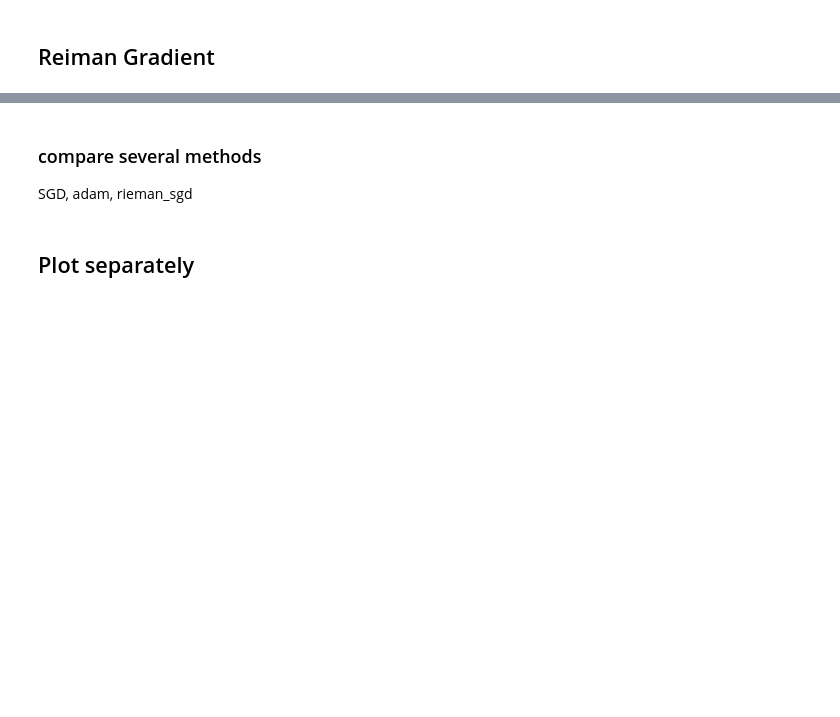
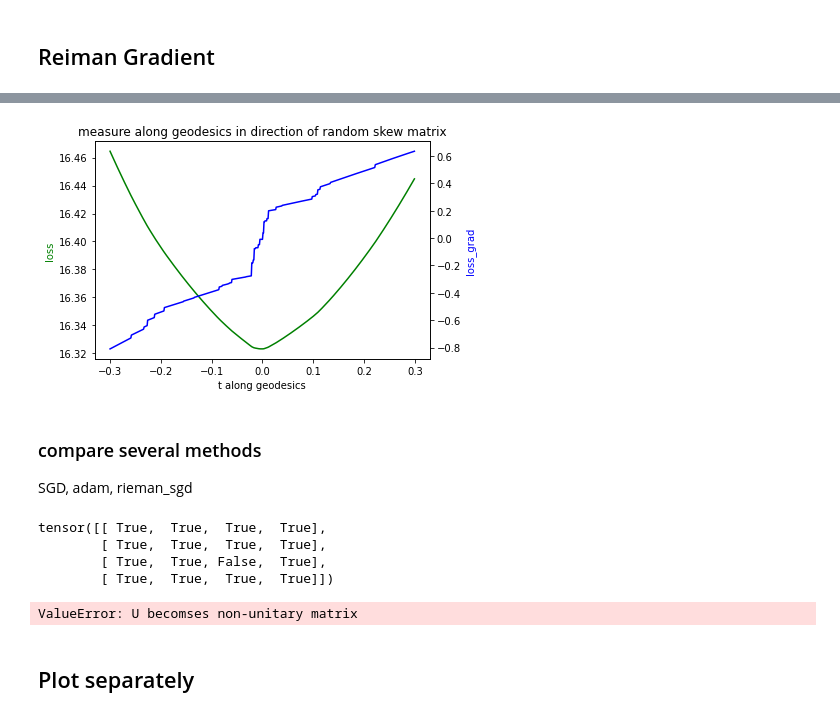
Before and after one commit to MKrbm/worms, a Jupyter notebook: python/nsp/unitary_vs_orthogonal.ipynb, the cells around one changed output, grey strips where cells are left out. Cells and saved outputs as stored; diff of their text form; code cells hidden in the pictures; blank space fills up the shorter version.

```diff
--- a/python/nsp/unitary_vs_orthogonal.ipynb
+++ b/python/nsp/unitary_vs_orthogonal.ipynb
@@ -612,9 +457,41 @@ plt.savefig('at_rieman_local_minimum.jpg', dpi=400, bbox_inches="tight")
+# %%
+cg = RiemanCG(model, loss_l1, 0.001)
+S, W = cg._riemannian_grad(model._params)
+S_ = np.random.randn(14,14)
+S_ = S_ - S_.T
+S_ = torch.Tensor(S_).to(torch.float64)
+S = S_/torch.linalg.norm(S_@W)
+H = S.data
+res_grad = []
+res = []
+for t_ in np.arange(-300, 300, 1)*0.001:
+    t =  torch.tensor([t_], requires_grad=True, dtype=torch.float64)
+    U = torch.matrix_exp(-t*H)@W
+    loss = loss_l1(U)
+    g = torch.autograd.grad(loss, t, create_graph=True)
+    res.append(loss.item())
+    res_grad.append(g[0].item())
+# %%
+from matplotlib import pyplot as plt
+
+fig, ax1 = plt.subplots()
+ax2 = ax1.twinx()
+ax1.set_title('measure along geodesics in direction of random skew matrix')
+ax1.set_xlabel('t along geodesics')
+ax1.set_ylabel('loss', color='g')
+ax2.set_ylabel('loss_grad', color='b')
+ax1.plot(np.arange(-300, 300, 1)*0.001, res, color="g")
+ax2.plot(np.arange(-300, 300, 1)*0.001, res_grad, color="b")
+fig.show()
+# plt.savefig("test/images/cg_along_geodesics_at_localminimum2.jpeg", dpi=400)
+# %% [output]
+[figure, added]
 # %% [markdown]
 ### compare several methods
 
 SGD, adam, rieman_sgd
 # %%
-lr = 0.001
+lr = 0.005
 import copy
 
 model_lie = nsp.model.UnitaryGenerator(4, dtype=torch.float64)
@@ -622,7 +499,7 @@ model_rieman = nsp.model.UnitaryRiemanGenerator(4, dtype=torch.float64)
 
 res = []
 X_list = []
-for _ in range(1):
+for _ in range(100):
     X = np.random.randn(4,4)
     X = X.T + X
     loss_l1 = nsp.loss.L1(torch.Tensor(X), [4])
@@ -645,6 +522,12 @@ for _ in range(1):
     res.append([ret_lie_sgd["best_loss"],  ret_lie_adam["best_loss"], ret_rieman["best_loss"]])
     if  ret_rieman["best_loss"] > 0.1:
         X_list.append(X)
+# %% [output]
+tensor([[ True,  True,  True,  True],
+        [ True,  True,  True,  True],
+        [ True,  True, False,  True],
+        [ True,  True,  True,  True]])
+ValueError: U becomses non-unitary matrix
 # %% [markdown]
 ## Plot separately
 # %%
```
Also changed, not shown: parts of 25 cells of this notebook, 21 other files.
